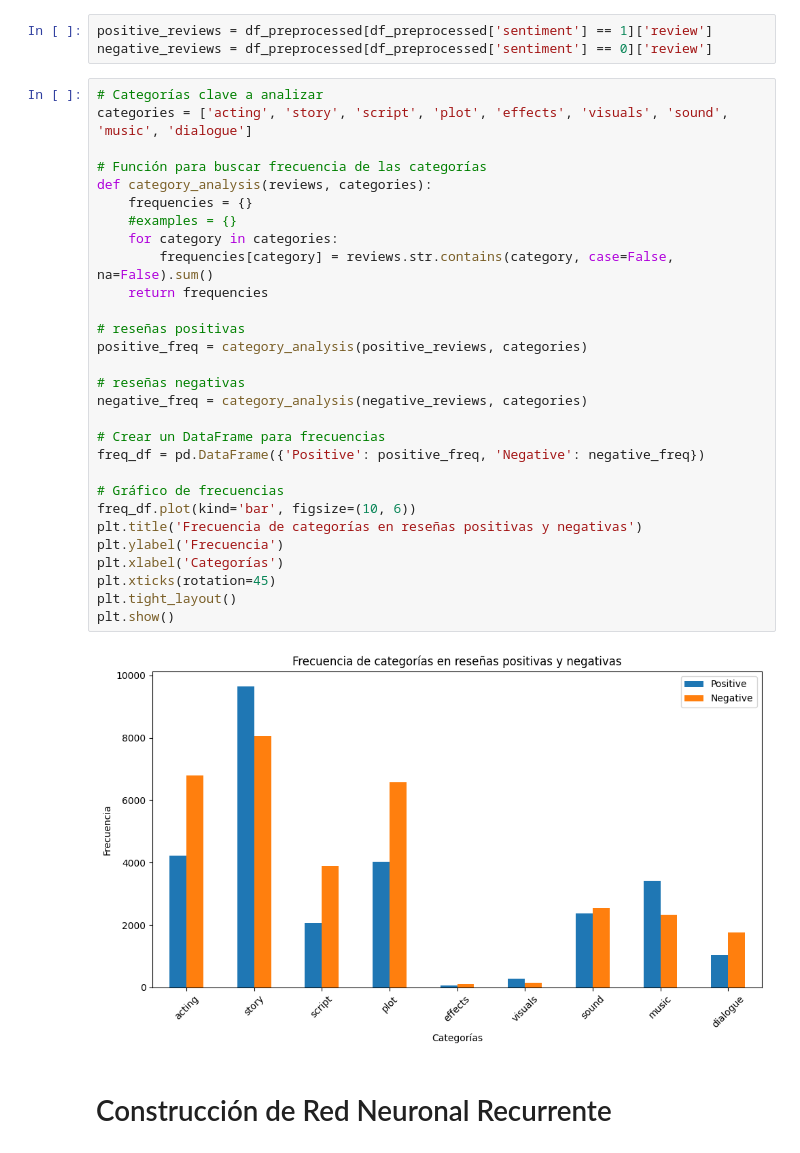
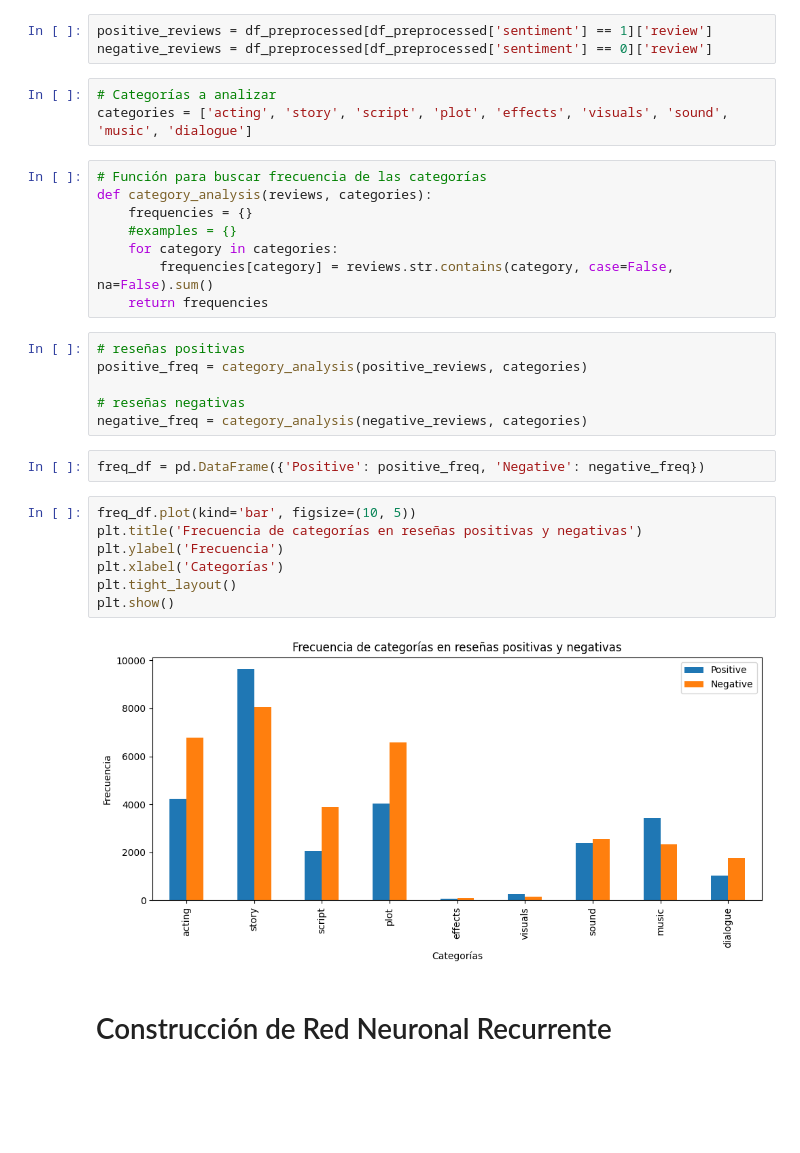
Before and after one commit to mgomez270/Projects-ML, a Jupyter notebook: IMBD/IMBD Reviews.ipynb, the cells around one changed output. Cells and saved outputs as stored; diff of their text form; blank space fills up the shorter version.

```diff
--- a/IMBD/IMBD Reviews.ipynb
+++ b/IMBD/IMBD Reviews.ipynb
@@ -210,10 +206,10 @@ df_preprocessed = df_preprocessed.drop(columns=['ngrams'])
 # %%
 positive_reviews = df_preprocessed[df_preprocessed['sentiment'] == 1]['review']
 negative_reviews = df_preprocessed[df_preprocessed['sentiment'] == 0]['review']
+# %%
+# Categorías a analizar
+categories = ['acting', 'story', 'script', 'plot', 'effects', 'visuals', 'sound', 'music', 'dialogue']
 # %%
-# Categorías clave a analizar
-categories = ['acting', 'story', 'script', 'plot', 'effects', 'visuals', 'sound', 'music', 'dialogue']
-
 # Función para buscar frecuencia de las categorías
 def category_analysis(reviews, categories):
     frequencies = {}
@@ -221,26 +217,23 @@ def category_analysis(reviews, categories):
     for category in categories:
         frequencies[category] = reviews.str.contains(category, case=False, na=False).sum()
     return frequencies
-
-# reseñas positivas
-positive_freq = category_analysis(positive_reviews, categories)
-
-# reseñas negativas
-negative_freq = category_analysis(negative_reviews, categories)
-
-# Crear un DataFrame para frecuencias
-freq_df = pd.DataFrame({'Positive': positive_freq, 'Negative': negative_freq})
-
-# Gráfico de frecuencias
-freq_df.plot(kind='bar', figsize=(10, 6))
-plt.title('Frecuencia de categorías en reseñas positivas y negativas')
-plt.ylabel('Frecuencia')
-plt.xlabel('Categorías')
-plt.xticks(rotation=45)
-plt.tight_layout()
-plt.show()
-# %% [output]
-[figure, removed]
+# %%
+# reseñas positivas
+positive_freq = category_analysis(positive_reviews, categories)
+
+# reseñas negativas
+negative_freq = category_analysis(negative_reviews, categories)
+# %%
+freq_df = pd.DataFrame({'Positive': positive_freq, 'Negative': negative_freq})
+# %%
+freq_df.plot(kind='bar', figsize=(10, 5))
+plt.title('Frecuencia de categorías en reseñas positivas y negativas')
+plt.ylabel('Frecuencia')
+plt.xlabel('Categorías')
+plt.tight_layout()
+plt.show()
+# %% [output]
+[figure, added]
 # %% [markdown]
 # Construcción de Red Neuronal Recurrente
 # %% [markdown]
```
Also changed, not shown: parts of 20 cells of this notebook.
